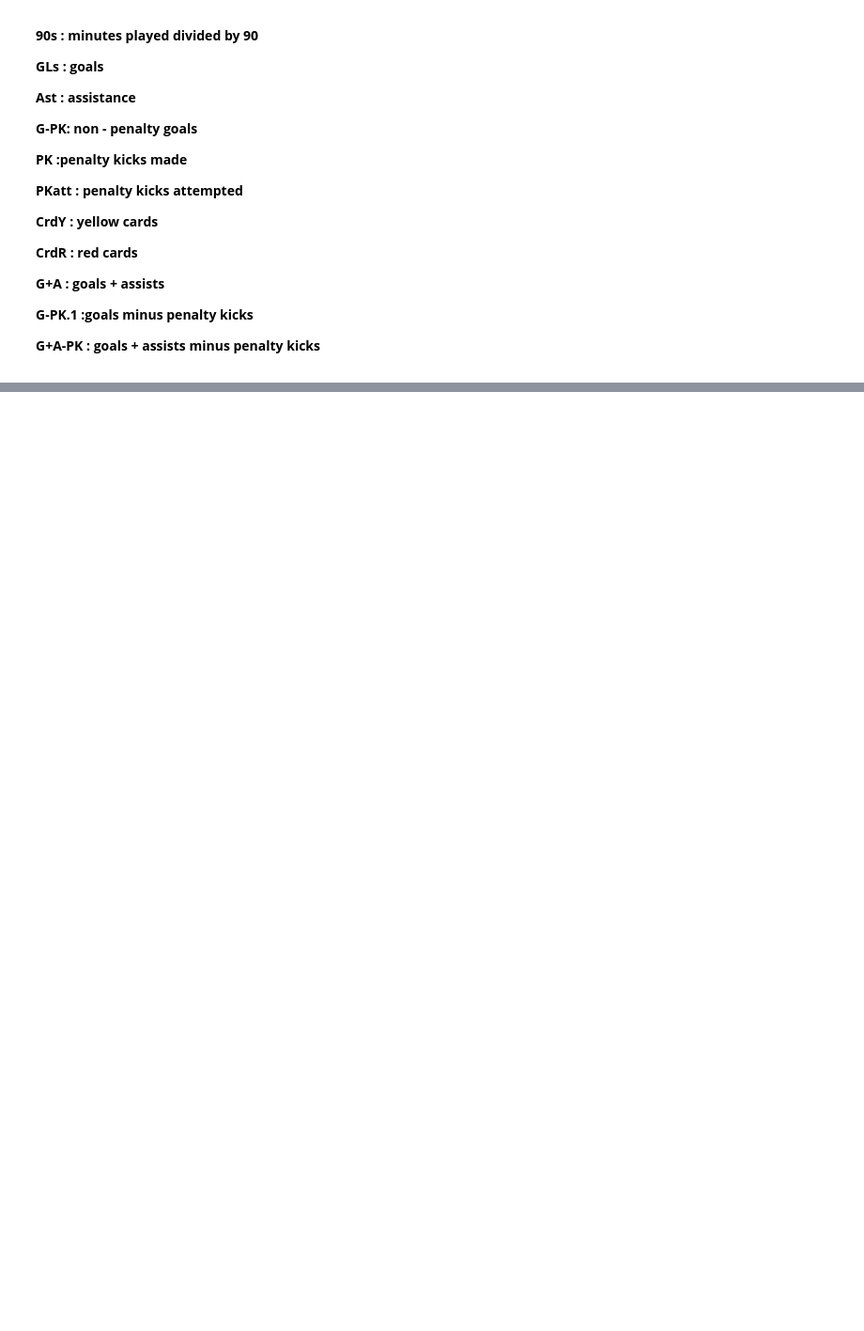
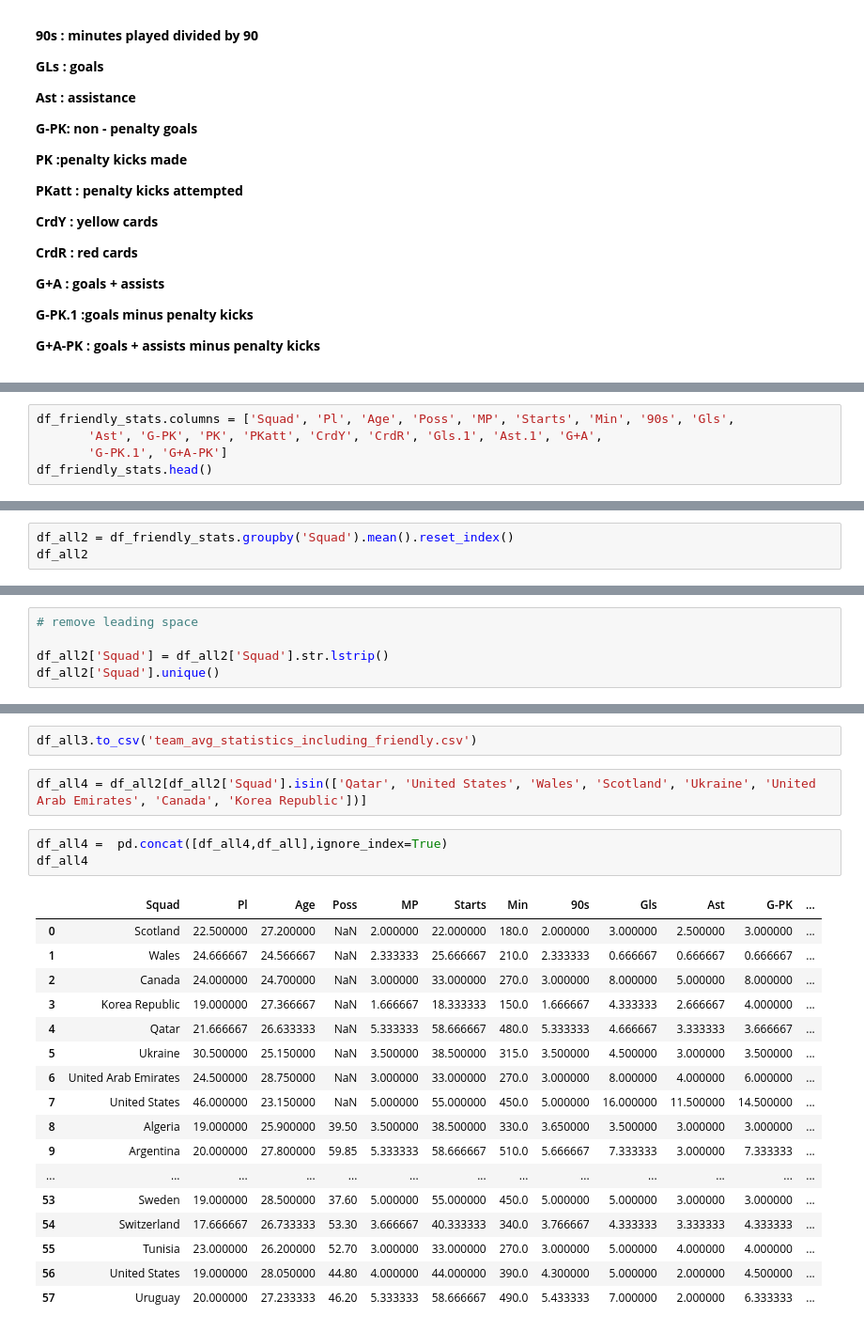
Before and after one commit to SoccerPred/stunning-octo-train, a Jupyter notebook: data mining/mine_and_merge_teams_stats_dataframes.ipynb, the cells around one changed output, grey strips where cells are left out. Shown at 94% size. Saved outputs shown, nothing was run; the diff lists cells and outputs as text; blank space fills up the shorter version.

Commit message:
Updated to get average statistics for model 2

```diff
--- a/data mining/mine_and_merge_teams_stats_dataframes.ipynb
+++ b/data mining/mine_and_merge_teams_stats_dataframes.ipynb
@@ -303,0 +402,5 @@ G+A-PK : goals + assists minus penalty kicks
+# %%
+df_friendly_stats.columns = ['Squad', 'Pl', 'Age', 'Poss', 'MP', 'Starts', 'Min', '90s', 'Gls',
+       'Ast', 'G-PK', 'PK', 'PKatt', 'CrdY', 'CrdR', 'Gls.1', 'Ast.1', 'G+A',
+       'G-PK.1', 'G+A-PK']
+df_friendly_stats.head()
@@ -303,0 +414,3 @@ G+A-PK : goals + assists minus penalty kicks
+# %%
+df_all2 = df_friendly_stats.groupby('Squad').mean().reset_index()
+df_all2
@@ -303,0 +471,5 @@ G+A-PK : goals + assists minus penalty kicks
+# %%
+# remove leading space
+
+df_all2['Squad'] = df_all2['Squad'].str.lstrip()
+df_all2['Squad'].unique()
@@ -303,0 +528,25 @@ G+A-PK : goals + assists minus penalty kicks
+# %%
+df_all3.to_csv('team_avg_statistics_including_friendly.csv')
+# %%
+df_all4 = df_all2[df_all2['Squad'].isin(['Qatar', 'United States', 'Wales', 'Scotland', 'Ukraine', 'United Arab Emirates', 'Canada', 'Korea Republic'])]
+# %%
+df_all4 =  pd.concat([df_all4,df_all],ignore_index=True)
+df_all4
+# %% [output]
+|  | Squad | Pl | Age | Poss | MP | Starts | Min | 90s | Gls | Ast | G-PK | ... |
+| 0 | Scotland | 22.500000 | 27.200000 | NaN | 2.000000 | 22.000000 | 180.0 | 2.000000 | 3.000000 | 2.500000 | 3.000000 | ... |
+| 1 | Wales | 24.666667 | 24.566667 | NaN | 2.333333 | 25.666667 | 210.0 | 2.333333 | 0.666667 | 0.666667 | 0.666667 | ... |
+| 2 | Canada | 24.000000 | 24.700000 | NaN | 3.000000 | 33.000000 | 270.0 | 3.000000 | 8.000000 | 5.000000 | 8.000000 | ... |
+| 3 | Korea Republic | 19.000000 | 27.366667 | NaN | 1.666667 | 18.333333 | 150.0 | 1.666667 | 4.333333 | 2.666667 | 4.000000 | ... |
+| 4 | Qatar | 21.666667 | 26.633333 | NaN | 5.333333 | 58.666667 | 480.0 | 5.333333 | 4.666667 | 3.333333 | 3.666667 | ... |
+| 5 | Ukraine | 30.500000 | 25.150000 | NaN | 3.500000 | 38.500000 | 315.0 | 3.500000 | 4.500000 | 3.000000 | 3.500000 | ... |
+| 6 | United Arab Emirates | 24.500000 | 28.750000 | NaN | 3.000000 | 33.000000 | 270.0 | 3.000000 | 8.000000 | 4.000000 | 6.000000 | ... |
+| 7 | United States | 46.000000 | 23.150000 | NaN | 5.000000 | 55.000000 | 450.0 | 5.000000 | 16.000000 | 11.500000 | 14.500000 | ... |
+| 8 | Algeria | 19.000000 | 25.900000 | 39.50 | 3.500000 | 38.500000 | 330.0 | 3.650000 | 3.500000 | 3.000000 | 3.000000 | ... |
+| 9 | Argentina | 20.000000 | 27.800000 | 59.85 | 5.333333 | 58.666667 | 510.0 | 5.666667 | 7.333333 | 3.000000 | 7.333333 | ... |
+| ... | ... | ... | ... | ... | ... | ... | ... | ... | ... | ... | ... | ... |
+| 53 | Sweden | 19.000000 | 28.500000 | 37.60 | 5.000000 | 55.000000 | 450.0 | 5.000000 | 5.000000 | 3.000000 | 3.000000 | ... |
+| 54 | Switzerland | 17.666667 | 26.733333 | 53.30 | 3.666667 | 40.333333 | 340.0 | 3.766667 | 4.333333 | 3.333333 | 4.333333 | ... |
+| 55 | Tunisia | 23.000000 | 26.200000 | 52.70 | 3.000000 | 33.000000 | 270.0 | 3.000000 | 5.000000 | 4.000000 | 4.000000 | ... |
+| 56 | United States | 19.000000 | 28.050000 | 44.80 | 4.000000 | 44.000000 | 390.0 | 4.300000 | 5.000000 | 2.000000 | 4.500000 | ... |
+| 57 | Uruguay | 20.000000 | 27.233333 | 46.20 | 5.333333 | 58.666667 | 490.0 | 5.433333 | 7.000000 | 2.000000 | 6.333333 | ... |
```
Also changed, not shown: parts of 17 cells of this notebook.
